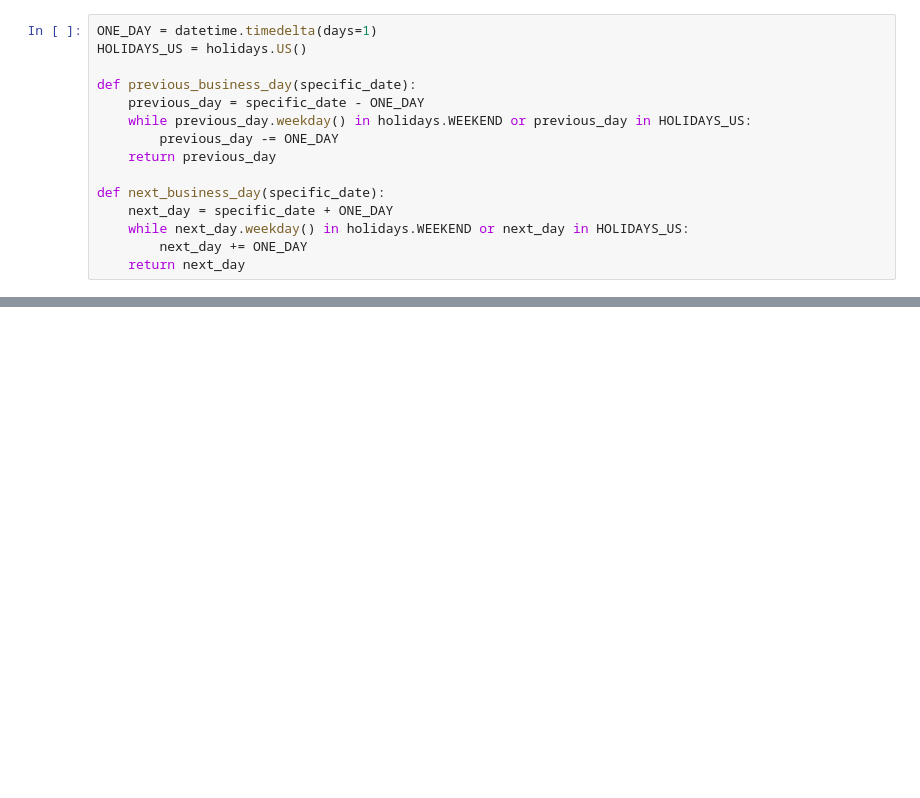
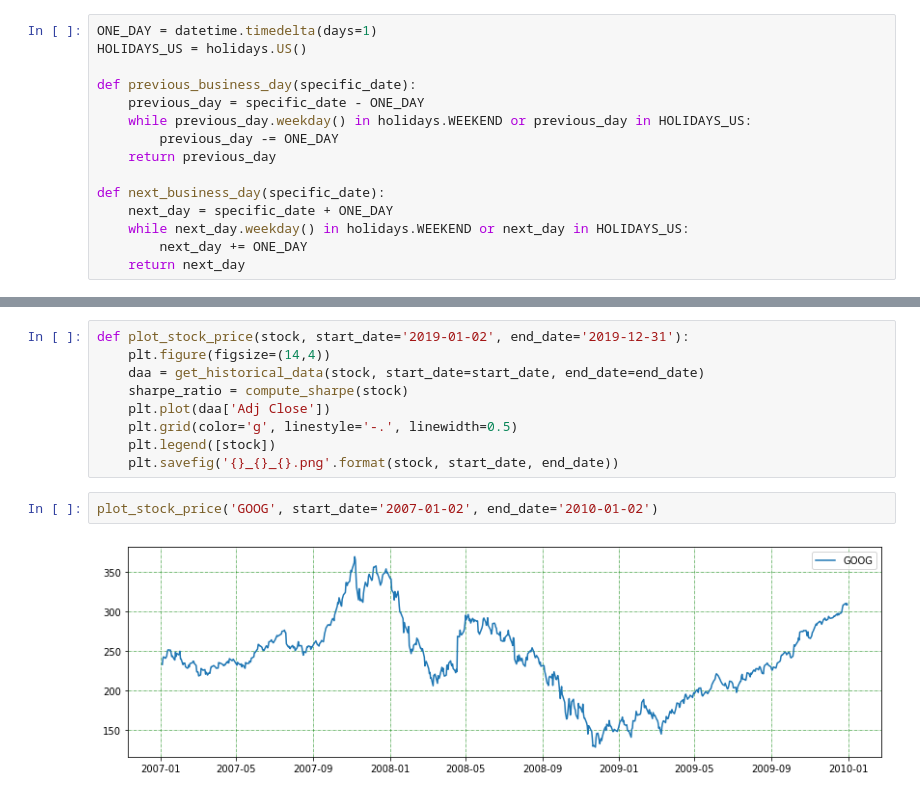
Before and after one commit to kiskani/kiskani.github.io, a Jupyter notebook: finance/2020/01/03/Finance-Notebook-1.ipynb, the cells around one changed output, grey strips where cells are left out. Saved outputs shown, nothing was run; the diff lists cells and outputs as text; blank space fills up the shorter version.

```diff
--- a/finance/2020/01/03/Finance-Notebook-1.ipynb
+++ b/finance/2020/01/03/Finance-Notebook-1.ipynb
@@ -65,0 +158,13 @@ compute_sharpe('GOOG')
+# %%
+def plot_stock_price(stock, start_date='2019-01-02', end_date='2019-12-31'):
+    plt.figure(figsize=(14,4))
+    daa = get_historical_data(stock, start_date=start_date, end_date=end_date)
+    sharpe_ratio = compute_sharpe(stock)
+    plt.plot(daa['Adj Close'])
+    plt.grid(color='g', linestyle='-.', linewidth=0.5)
+    plt.legend([stock])
+    plt.savefig('{}_{}_{}.png'.format(stock, start_date, end_date))
+# %%
+plot_stock_price('GOOG', start_date='2007-01-02', end_date='2010-01-02')
+# %% [output]
+[figure, added]
```
Also changed, not shown: parts of 21 cells of this notebook, 12 other files.
